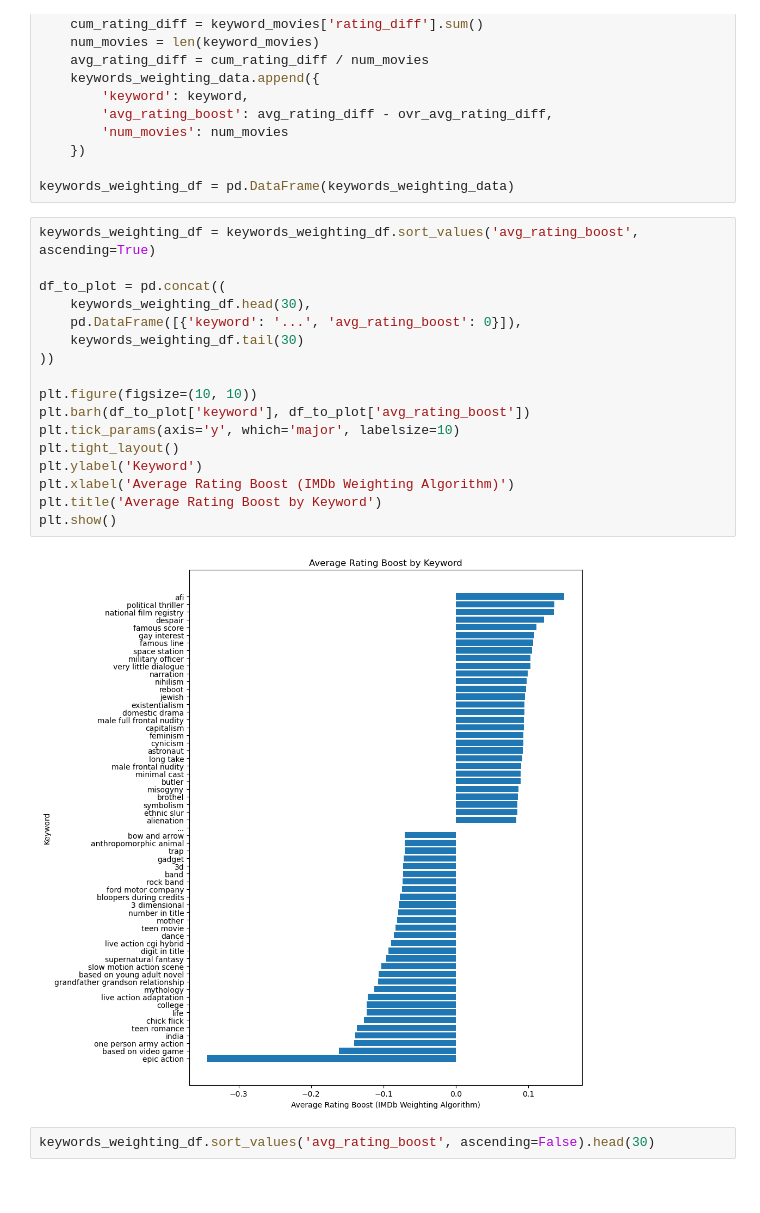
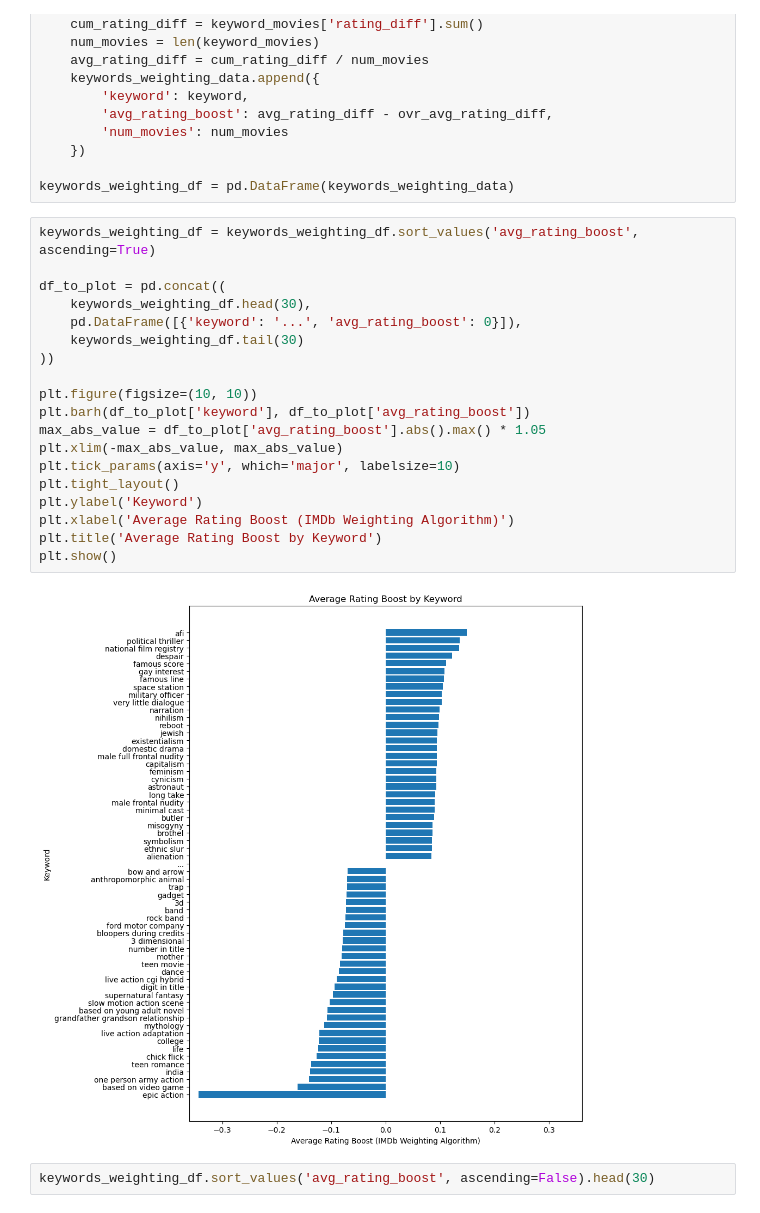
Before and after one commit to kaijchang/cmpu250-project-group-1, a Jupyter notebook: preliminary_report/preliminary_report.ipynb, the cells around one changed output. Cells and saved outputs as stored; diff of their text form.

Commit message:
graph changes

```diff
--- a/preliminary_report/preliminary_report.ipynb
+++ b/preliminary_report/preliminary_report.ipynb
@@ -315,22 +333,24 @@ keywords_weighting_df = pd.DataFrame(keywords_weighting_data)
 # %%
 keywords_weighting_df = keywords_weighting_df.sort_values('avg_rating_boost', ascending=True)
 
 df_to_plot = pd.concat((
     keywords_weighting_df.head(30),
     pd.DataFrame([{'keyword': '...', 'avg_rating_boost': 0}]),
     keywords_weighting_df.tail(30)
 ))
 
 plt.figure(figsize=(10, 10))
 plt.barh(df_to_plot['keyword'], df_to_plot['avg_rating_boost'])
+max_abs_value = df_to_plot['avg_rating_boost'].abs().max() * 1.05
+plt.xlim(-max_abs_value, max_abs_value)
 plt.tick_params(axis='y', which='major', labelsize=10)
 plt.tight_layout()
 plt.ylabel('Keyword')
 plt.xlabel('Average Rating Boost (IMDb Weighting Algorithm)')
 plt.title('Average Rating Boost by Keyword')
 plt.show()
 # %% [output]
-[figure, old version]
+[figure, new version]
 # %%
 keywords_weighting_df.sort_values('avg_rating_boost', ascending=False).head(30)
 # %% [output]
```
Also changed, not shown: parts of 6 cells of this notebook.
